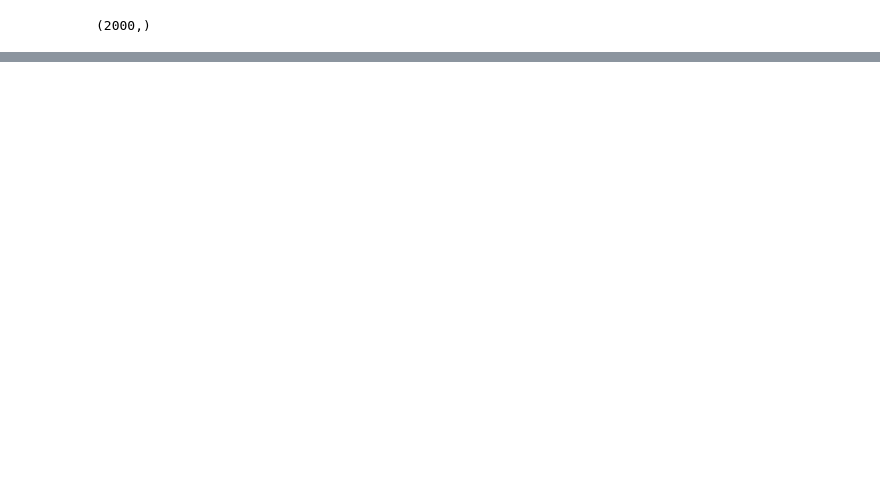
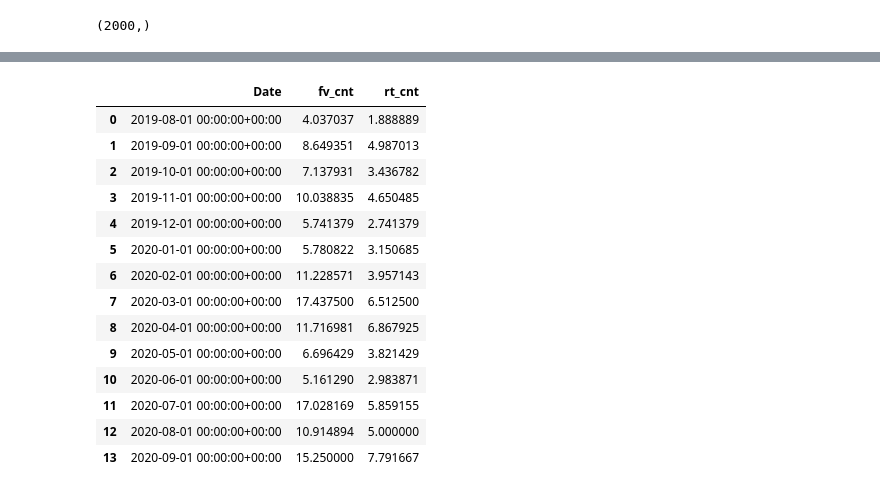
Before and after one commit to hadi-android/twitter_analytics, a Jupyter notebook: twitter_analyzer.ipynb, the cells around one changed output, grey strips where cells are left out. Saved outputs shown, nothing was run; the diff lists cells and outputs as text; code cells hidden in the pictures; blank space fills up the shorter version.

```diff
--- a/twitter_analyzer.ipynb
+++ b/twitter_analyzer.ipynb
@@ -111,0 +158,4 @@ fig.show()
+# %%
+pd.set_option('display.max_colwidth', -1)
+top_fv = df.sort_values('fv_cnt', ascending=False)
+top_fv.head()
@@ -116,0 +189,6 @@ fig.show()
+# %%
+df = pd.DataFrame(date_list[1], columns=['Date'])
+df['Text'] = text_list[1]
+df['fv_cnt'] = fvt_list[1]
+df['rt_cnt'] = rt_list[1]
+df['reply'] = reply_list[1]
@@ -116,0 +197,7 @@ fig.show()
+# %%
+retweet = [t for t in df.Text if t.lower().startswith("rt @")==True]
+df = df[df.reply.isnull()] #remove replies
+df = df[~df.Text.isin(retweet)] #remove retweets
+df.drop('reply', axis=1, inplace=True)
+df = df.sort_values('Date').reset_index(drop=True)
+df.shape
@@ -116,0 +215,21 @@ fig.show()
+# %%
+df_monthly = df.copy()
+df_monthly.index = df.Date
+df_monthly = df_monthly.resample('MS')[['fv_cnt','rt_cnt']].mean().reset_index()
+df_monthly
+# %% [output]
+|  | Date | fv_cnt | rt_cnt |
+| 0 | 2019-08-01 00:00:00+00:00 | 4.037037 | 1.888889 |
+| 1 | 2019-09-01 00:00:00+00:00 | 8.649351 | 4.987013 |
+| 2 | 2019-10-01 00:00:00+00:00 | 7.137931 | 3.436782 |
+| 3 | 2019-11-01 00:00:00+00:00 | 10.038835 | 4.650485 |
+| 4 | 2019-12-01 00:00:00+00:00 | 5.741379 | 2.741379 |
+| 5 | 2020-01-01 00:00:00+00:00 | 5.780822 | 3.150685 |
+| 6 | 2020-02-01 00:00:00+00:00 | 11.228571 | 3.957143 |
+| 7 | 2020-03-01 00:00:00+00:00 | 17.437500 | 6.512500 |
+| 8 | 2020-04-01 00:00:00+00:00 | 11.716981 | 6.867925 |
+| 9 | 2020-05-01 00:00:00+00:00 | 6.696429 | 3.821429 |
+| 10 | 2020-06-01 00:00:00+00:00 | 5.161290 | 2.983871 |
+| 11 | 2020-07-01 00:00:00+00:00 | 17.028169 | 5.859155 |
+| 12 | 2020-08-01 00:00:00+00:00 | 10.914894 | 5.000000 |
+| 13 | 2020-09-01 00:00:00+00:00 | 15.250000 | 7.791667 |
```
Also changed, not shown: parts of 63 cells of this notebook, 1 other file.
